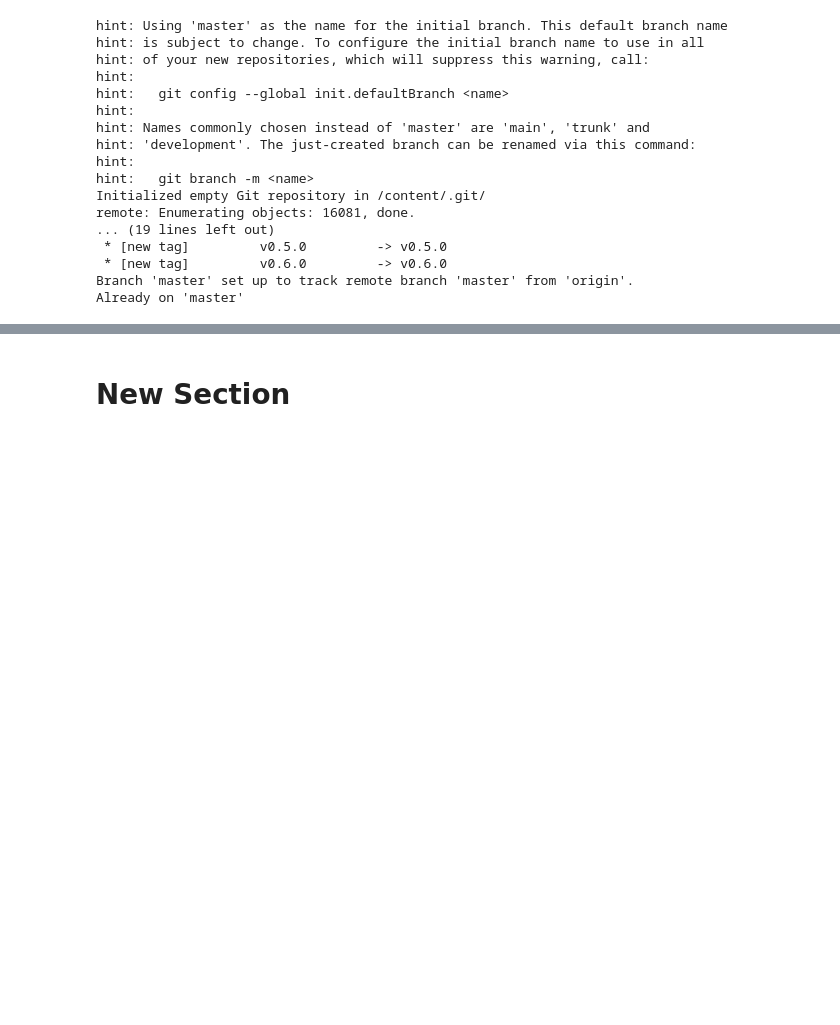
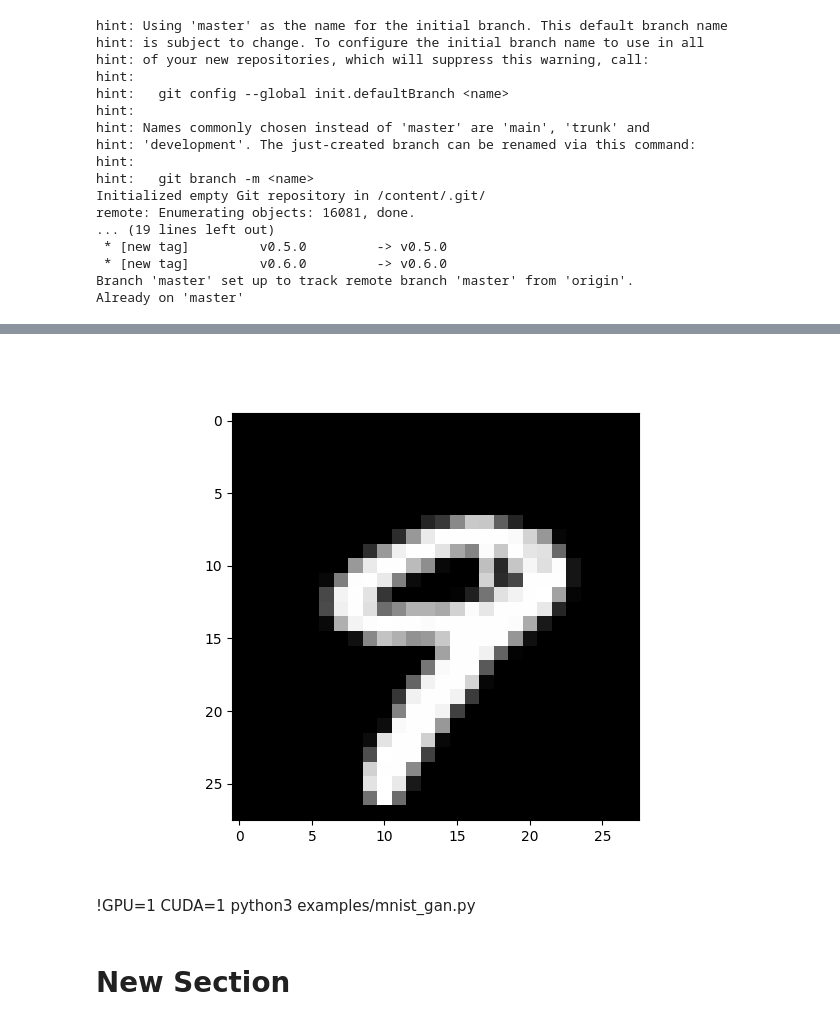
Before and after one commit to Michal1Bogucki/test, a Jupyter notebook: Untitled0.ipynb, the cells around one changed output, grey strips where cells are left out. Drawn from its saved outputs; the diff is of its cells as text; code cells hidden in the pictures; blank space fills up the shorter version.

```diff
--- a/Untitled0.ipynb
+++ b/Untitled0.ipynb
@@ -109,2 +133,21 @@ Building wheels for collected packages: pycuda
+# %%
+%matplotlib widget
+import ipywidgets as widgets
+from IPython.display import display
+from google.colab import output
+output.enable_custom_widget_manager()
+from extra.datasets import fetch_mnist
+from matplotlib import pyplot as plt
+import numpy as np
+
+plt.clf()
+images_real = fetch_mnist()[2]
+
+plt.imshow(np.array(images_real[9]).reshape(28,28), interpolation='none', cmap='gray')
+plt.show()
+# %% [output]
+[figure, added]
+# %% [markdown]
+!GPU=1 CUDA=1 python3 examples/mnist_gan.py
 # %% [markdown]
 # New Section
```
Also changed, not shown: parts of 4 cells of this notebook.
